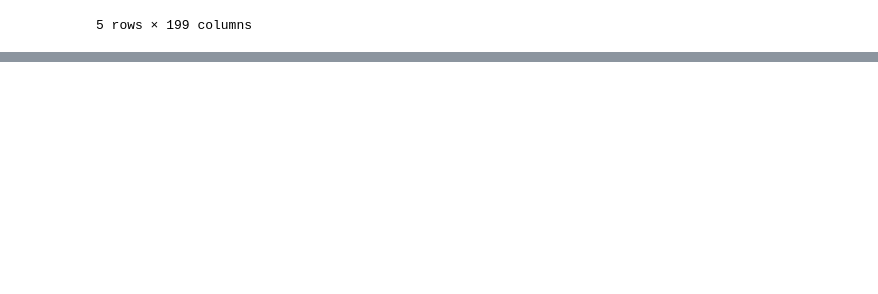
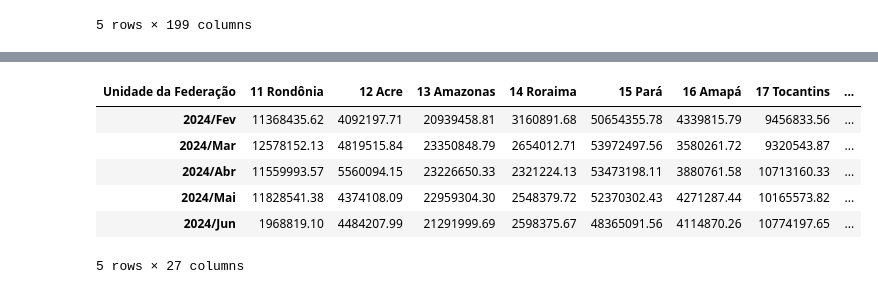
Before and after one commit to SandraRojasZ/Data-Analytics, a Jupyter notebook: pos-datascience-analise-e-exploracao-de-dados-aula1/Produção_Hospitalar_A2.ipynb, the cells around one changed output, grey strips where cells are left out. Drawn from its saved outputs; the diff is of its cells as text; code cells hidden in the pictures; blank space fills up the shorter version.

```diff
--- a/pos-datascience-analise-e-exploracao-de-dados-aula1/Produção_Hospitalar_A2.ipynb
+++ b/pos-datascience-analise-e-exploracao-de-dados-aula1/Produção_Hospitalar_A2.ipynb
@@ -163,0 +243,10 @@ dados_usaveis.head()
+# %%
+dados_usaveis.T.tail()
+# %% [output]
+| Unidade da Federação | 11 Rondônia | 12 Acre | 13 Amazonas | 14 Roraima | 15 Pará | 16 Amapá | 17 Tocantins | ... |
+| 2024/Fev | 11368435.62 | 4092197.71 | 20939458.81 | 3160891.68 | 50654355.78 | 4339815.79 | 9456833.56 | ... |
+| 2024/Mar | 12578152.13 | 4819515.84 | 23350848.79 | 2654012.71 | 53972497.56 | 3580261.72 | 9320543.87 | ... |
+| 2024/Abr | 11559993.57 | 5560094.15 | 23226650.33 | 2321224.13 | 53473198.11 | 3880761.58 | 10713160.33 | ... |
+| 2024/Mai | 11828541.38 | 4374108.09 | 22959304.30 | 2548379.72 | 52370302.43 | 4271287.44 | 10165573.82 | ... |
+| 2024/Jun | 1968819.10 | 4484207.99 | 21291999.69 | 2598375.67 | 48365091.56 | 4114870.26 | 10774197.65 | ... |
+5 rows × 27 columns
```
Also changed, not shown: parts of 12 cells of this notebook.
